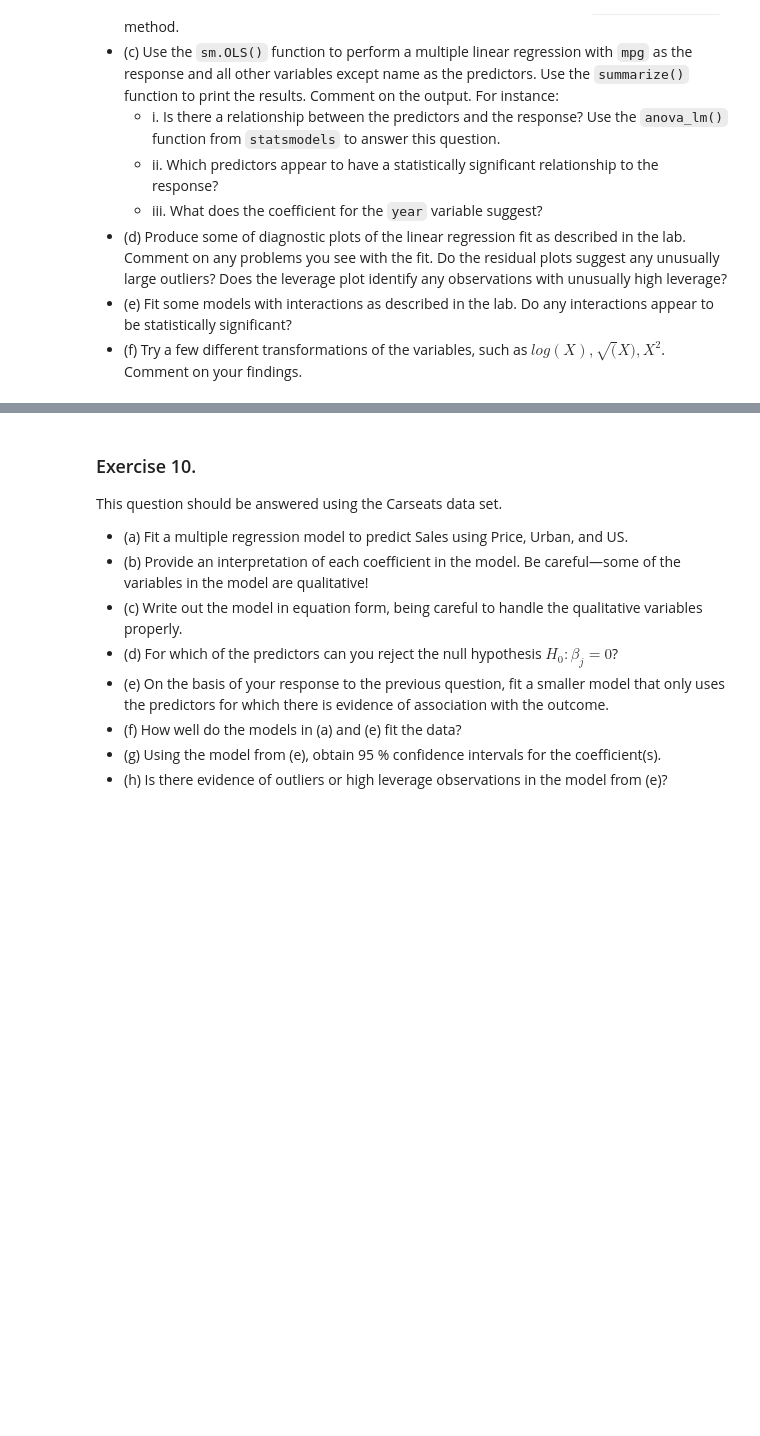
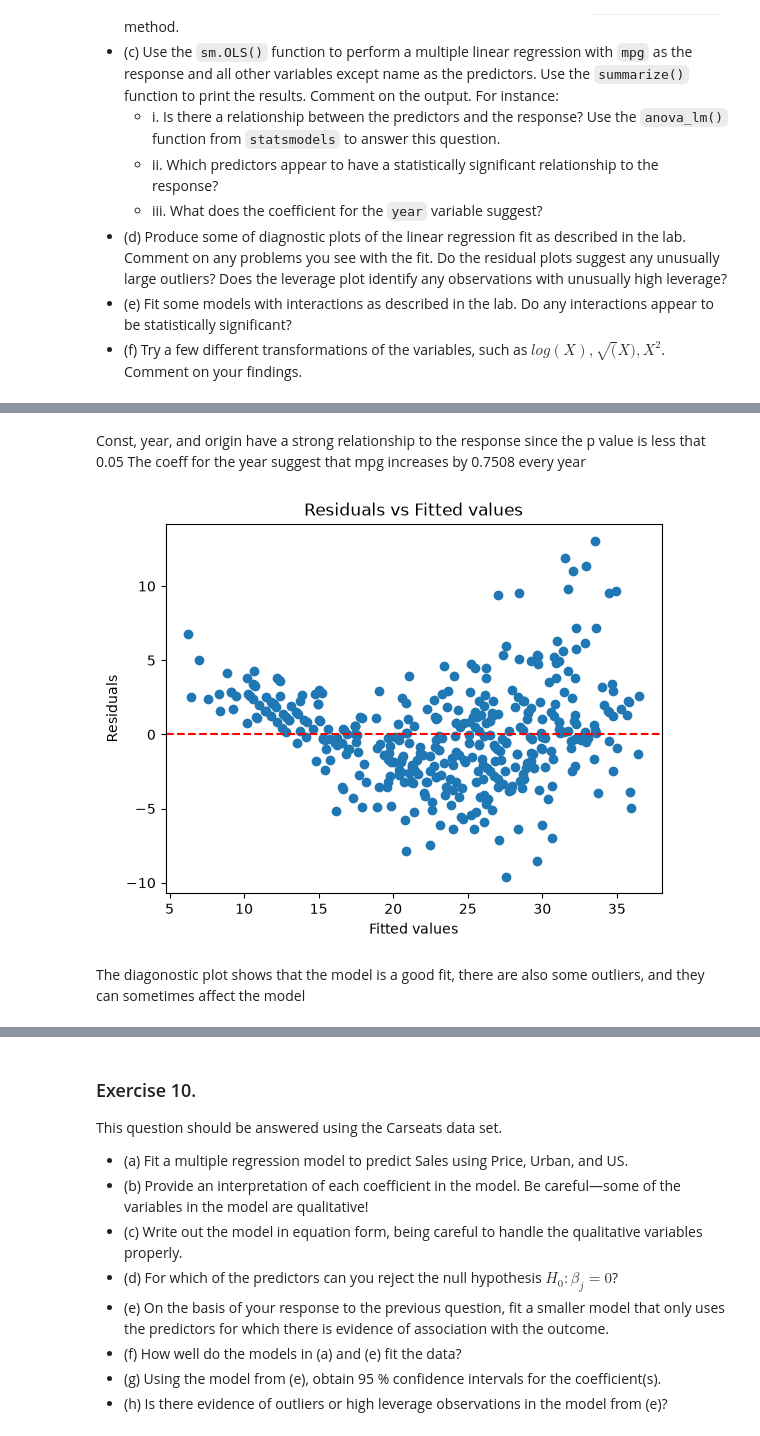
Before and after one commit to Nesu-tech/Methods_In_Data_Science, a Jupyter notebook: HW2 (3).ipynb, the cells around one changed output, grey strips where cells are left out. Saved outputs shown, nothing was run; the diff lists cells and outputs as text; code cells hidden in the pictures; blank space fills up the shorter version.

```diff
--- a/HW2 (3).ipynb
+++ b/HW2 (3).ipynb
@@ -56,0 +185,10 @@ $log(X), \sqrt(X), X^2$. Comment on your findings.
+# %%
+#(c) Use the `sm.OLS()` function to perform a multiple linear regression
+#with `mpg` as the response and all other variables except name as
+#the predictors. Use the `summarize()` function to print the results.
+#Comment on the output.
+x = auto.drop(columns=["mpg", "name"])
+y = auto["mpg"]
+x = sm.add_constant(x)
+model = sm.OLS(y, x).fit()
+print(model.summary())
@@ -56,0 +213,19 @@ $log(X), \sqrt(X), X^2$. Comment on your findings.
+# %% [markdown]
+Const, year, and origin have a strong relationship to the response since the p value is less that 0.05
+The coeff for the year suggest that mpg increases by 0.7508 every year
+# %%
+#(d) Produce some of diagnostic plots of the linear regression fit as
+#described in the lab. Comment on any problems you see with the
+#fit. Do the residual plots suggest any unusually large outliers?
+#Does the leverage plot identify any observations with unusually
+#high leverage?
+plt.scatter(model.fittedvalues, model.resid)
+plt.axhline(y=0, color='red', linestyle='--')
+plt.xlabel('Fitted values')
+plt.ylabel('Residuals')
+plt.title('Residuals vs Fitted values')
+plt.show()
+# %% [output]
+[figure, added]
+# %% [markdown]
+The diagonostic plot shows that the model is a good fit, there are also some outliers, and they can sometimes affect the model
```
Also changed, not shown: parts of 12 cells of this notebook, 1 other file.
